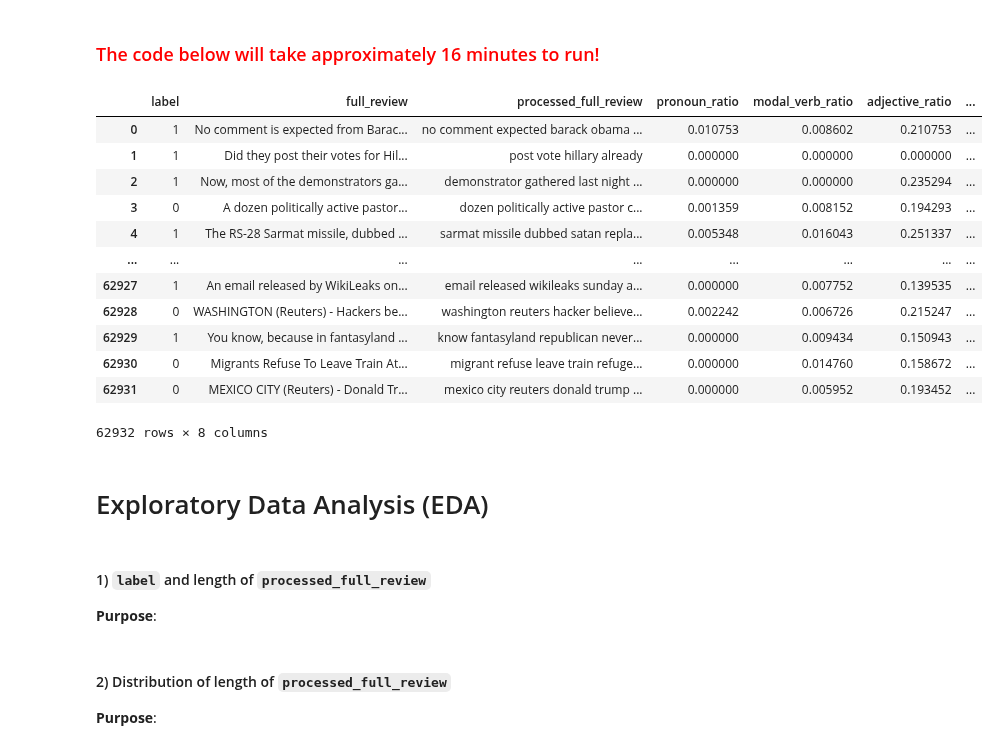
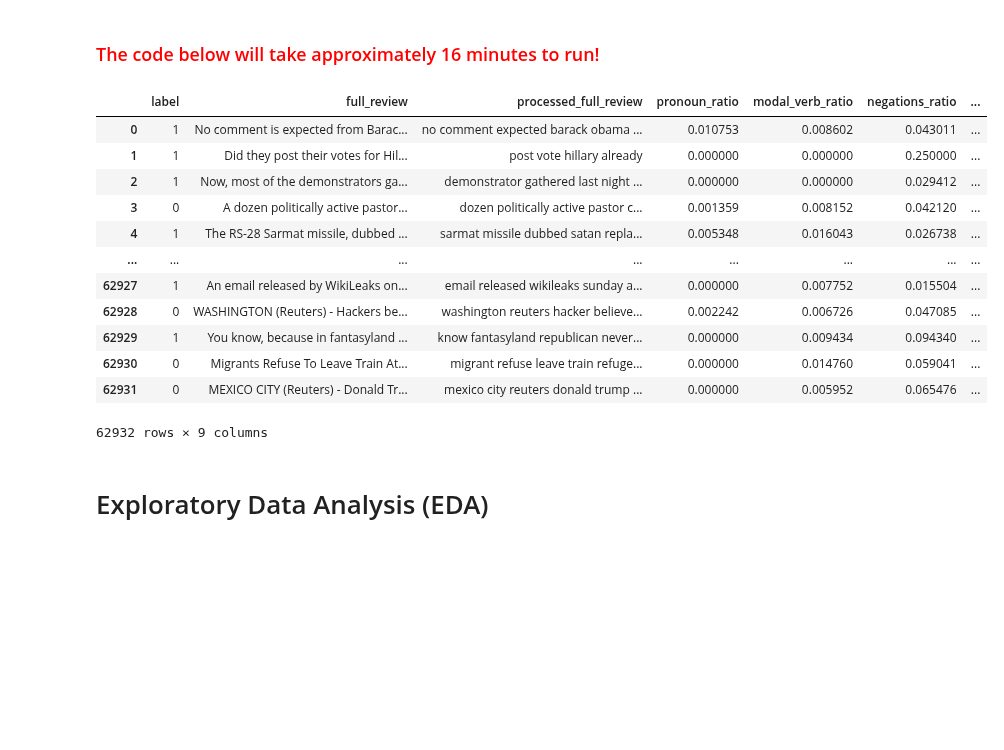
Before and after one commit to shaunzzhou/DM-Fake-News-Detection, a Jupyter notebook: project.ipynb, the cells around one changed output. Cells and saved outputs as stored; diff of their text form; code cells hidden in the pictures; blank space fills up the shorter version.

```diff
--- a/project.ipynb
+++ b/project.ipynb
@@ -685,11 +690,9 @@ True
 # Define function to process text
 def process_full_review(text):
     processed_text = ""
-    # pronoun_ratio = 0
-    # modal_verb_ratio = 0
-    # adjective_ratio = 0
-    # interjections_ratio = 0
-    # negations_ratio = 0
+    pronoun_ratio = 0
+    modal_verb_ratio = 0
+    negations_ratio = 0
     verbs_ratio = 0
     nouns_ratio = 0
     adverbs_ratio = 0
@@ -706,7 +709,7 @@ def process_full_review(text):
     if len(alphabetic_tokens) == 0:
         # Return empty processed text and zero ratios if no valid token
         # return processed_text, pronoun_ratio, modal_verb_ratio, adjective_ratio
-        return processed_text, verbs_ratio, nouns_ratio, adverbs_ratio
+        return processed_text, pronoun_ratio, modal_verb_ratio, negations_ratio, verbs_ratio, nouns_ratio, adverbs_ratio
 
     # List of stopwords
     stop_words = stopwords.words('english')
@@ -731,11 +734,9 @@ def process_full_review(text):
 
     # Define selected POS categories
     pos_categories = {
-        # 'pronouns': ['PRP', 'PRP$', 'WP', 'WP$'],
-        # 'modal_verbs': ['MD'],
-        # 'adjectives': ['JJ', 'JJR', 'JJS']
-        # 'interjections': ['UH'],  # Exclamations like 'wow', 'oh'
-        # 'negations': ['RB', 'DT'],  # Words like 'not', 'no', 'never'
+        'pronouns': ['PRP', 'PRP$', 'WP', 'WP$'],
+        'modal_verbs': ['MD'],
+        'negations': ['RB', 'DT'],  # Words like 'not', 'no', 'never'
         'verbs': ['VB', 'VBD', 'VBG', 'VBN', 'VBP', 'VBZ'],  # Action words
         'nouns': ['NN', 'NNS', 'NNP', 'NNPS'],  # Subjects, objects
         'adverbs': ['RB', 'RBR', 'RBS'],  # Words that modify verbs/adjectives
@@ -752,14 +753,12 @@ def process_full_review(text):
 
     # Calculate ratio of each selected POS category
     if total_tokens > 0:
-        # pronoun_ratio = pos_counts['pronouns'] / total_tokens
-        # modal_verb_ratio = pos_counts['modal_verbs'] / total_tokens
-        # adjective_ratio = pos_counts['adjectives'] / total_tokens
-        # interjections_ratio = pos_counts['interjections'] / total_tokens
-        # negations_ratio = pos_counts['negations'] / total_tokens
+        pronoun_ratio = pos_counts['pronouns'] / total_tokens
+        modal_verb_ratio = pos_counts['modal_verbs'] / total_tokens
+        negations_ratio = pos_counts['negations'] / total_tokens
         verbs_ratio = pos_counts['verbs'] / total_tokens
-        verbs_ratio = pos_counts['verbs'] / total_tokens
-        verbs_ratio = pos_counts['verbs'] / total_tokens
+        nouns_ratio = pos_counts['nouns'] / total_tokens
+        adverbs_ratio = pos_counts['adverbs'] / total_tokens
 
     # Initialise the WordNet Lemmatizer
     lemmatizer = WordNetLemmatizer()
@@ -770,42 +769,31 @@ def process_full_review(text):
     # Join the lemmatized words back into a single string
     processed_text = ' '.join(lemmatized_words)
 
-    # return processed_text, pronoun_ratio, modal_verb_ratio, adjective_ratio
-    return processed_text, interjections_ratio, negations_ratio
+    return processed_text, pronoun_ratio, modal_verb_ratio, negations_ratio, verbs_ratio, nouns_ratio, adverbs_ratio
 # %% [markdown]
 ### <span style="color:red">The code below will take approximately 16 minutes to run!</span>
 # %%
-# processed_full_review, pronoun_ratio, modal_verb_ratio, adjective_ratio
-
 # Enable tqdm for pandas (progress bar)
 tqdm.pandas(desc="Processing Reviews")
 
 # Apply process_full_review function with tqdm progress bar and expand the results into separate columns.
-# data[['processed_full_review', 'pronoun_ratio', 'modal_verb_ratio', 'adjective_ratio']] = data['full_review'].progress_apply(lambda x: pd.Series(process_full_review(x)))
-data[['processed_full_review', 'interjections_ratio', 'negations_ratio']] = data['full_review'].progress_apply(lambda x: pd.Series(process_full_review(x)))
+processed_columns = ['processed_full_review', 'pronoun_ratio', 'modal_verb_ratio', 'negations_ratio', 'verbs_ratio', 'nouns_ratio', 'adverbs_ratio']
+data[processed_columns] = data['full_review'].progress_apply(lambda x: pd.Series(process_full_review(x)))
 
 data
 # %% [output]
-|  | label | full_review | processed_full_review | pronoun_ratio | modal_verb_ratio | adjective_ratio | ... |
-| 0 | 1 | No comment is expected from Barac... | no comment expected barack obama ... | 0.010753 | 0.008602 | 0.210753 | ... |
-| 1 | 1 | Did they post their votes for Hil... | post vote hillary already | 0.000000 | 0.000000 | 0.000000 | ... |
-| 2 | 1 | Now, most of the demonstrators ga... | demonstrator gathered last night ... | 0.000000 | 0.000000 | 0.235294 | ... |
-| 3 | 0 | A dozen politically active pastor... | dozen politically active pastor c... | 0.001359 | 0.008152 | 0.194293 | ... |
-| 4 | 1 | The RS-28 Sarmat missile, dubbed ... | sarmat missile dubbed satan repla... | 0.005348 | 0.016043 | 0.251337 | ... |
+|  | label | full_review | processed_full_review | pronoun_ratio | modal_verb_ratio | negations_ratio | ... |
+| 0 | 1 | No comment is expected from Barac... | no comment expected barack obama ... | 0.010753 | 0.008602 | 0.043011 | ... |
+| 1 | 1 | Did they post their votes for Hil... | post vote hillary already | 0.000000 | 0.000000 | 0.250000 | ... |
+| 2 | 1 | Now, most of the demonstrators ga... | demonstrator gathered last night ... | 0.000000 | 0.000000 | 0.029412 | ... |
+| 3 | 0 | A dozen politically active pastor... | dozen politically active pastor c... | 0.001359 | 0.008152 | 0.042120 | ... |
+| 4 | 1 | The RS-28 Sarmat missile, dubbed ... | sarmat missile dubbed satan repla... | 0.005348 | 0.016043 | 0.026738 | ... |
 | ... | ... | ... | ... | ... | ... | ... | ... |
-| 62927 | 1 | An email released by WikiLeaks on... | email released wikileaks sunday a... | 0.000000 | 0.007752 | 0.139535 | ... |
-| 62928 | 0 | WASHINGTON (Reuters) - Hackers be... | washington reuters hacker believe... | 0.002242 | 0.006726 | 0.215247 | ... |
-| 62929 | 1 | You know, because in fantasyland ... | know fantasyland republican never... | 0.000000 | 0.009434 | 0.150943 | ... |
-| 62930 | 0 | Migrants Refuse To Leave Train At... | migrant refuse leave train refuge... | 0.000000 | 0.014760 | 0.158672 | ... |
-| 62931 | 0 | MEXICO CITY (Reuters) - Donald Tr... | mexico city reuters donald trump ... | 0.000000 | 0.005952 | 0.193452 | ... |
+| 62927 | 1 | An email released by WikiLeaks on... | email released wikileaks sunday a... | 0.000000 | 0.007752 | 0.015504 | ... |
+| 62928 | 0 | WASHINGTON (Reuters) - Hackers be... | washington reuters hacker believe... | 0.002242 | 0.006726 | 0.047085 | ... |
+| 62929 | 1 | You know, because in fantasyland ... | know fantasyland republican never... | 0.000000 | 0.009434 | 0.094340 | ... |
+| 62930 | 0 | Migrants Refuse To Leave Train At... | migrant refuse leave train refuge... | 0.000000 | 0.014760 | 0.059041 | ... |
+| 62931 | 0 | MEXICO CITY (Reuters) - Donald Tr... | mexico city reuters donald trump ... | 0.000000 | 0.005952 | 0.065476 | ... |
-62932 rows × 8 columns
+62932 rows × 9 columns
 # %% [markdown]
 # Exploratory Data Analysis (EDA)
-# %% [markdown]
-#### 1) `label` and length of `processed_full_review`
-
-**Purpose**:
-# %% [markdown]
-#### 2) Distribution of length of `processed_full_review`
-
-**Purpose**:
```
Also changed, not shown: parts of 23 cells of this notebook.
